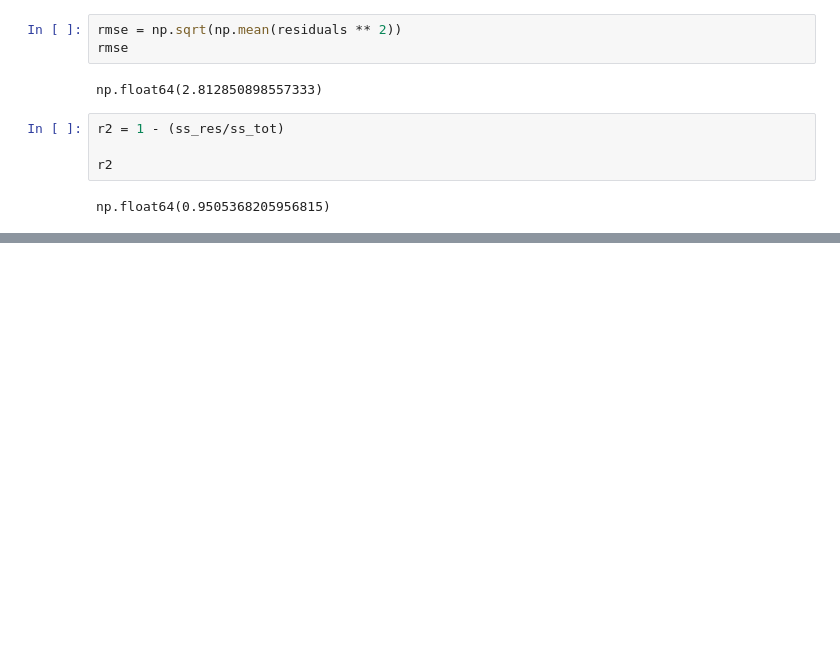
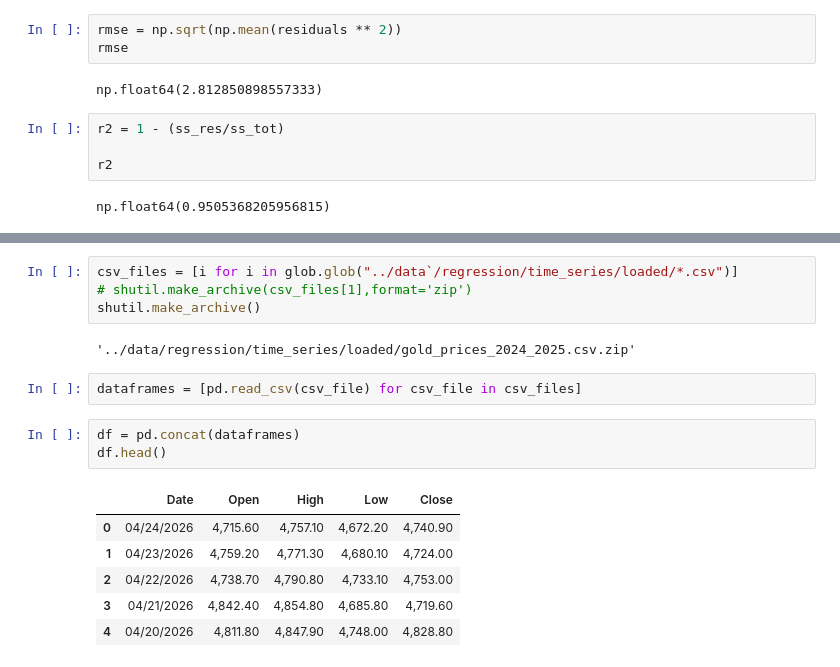
Before and after one commit to hovhannisyan91/aca, a Jupyter notebook: lab/python/notebooks/session_12_2_linear_regression.ipynb, the cells around one changed output, grey strips where cells are left out. Cells and saved outputs as stored; diff of their text form; blank space fills up the shorter version.

```diff
--- a/lab/python/notebooks/session_12_2_linear_regression.ipynb
+++ b/lab/python/notebooks/session_12_2_linear_regression.ipynb
@@ -90,0 +304,18 @@ root_mean_squared_error(y,y_hat)
+# %%
+csv_files = [i for i in glob.glob("../data`/regression/time_series/loaded/*.csv")]
+# shutil.make_archive(csv_files[1],format='zip')
+shutil.make_archive()
+# %% [output]
+'../data/regression/time_series/loaded/gold_prices_2024_2025.csv.zip'
+# %%
+dataframes = [pd.read_csv(csv_file) for csv_file in csv_files]
+# %%
+df = pd.concat(dataframes)
+df.head()
+# %% [output]
+|  | Date | Open | High | Low | Close |
+| 0 | 04/24/2026 | 4,715.60 | 4,757.10 | 4,672.20 | 4,740.90 |
+| 1 | 04/23/2026 | 4,759.20 | 4,771.30 | 4,680.10 | 4,724.00 |
+| 2 | 04/22/2026 | 4,738.70 | 4,790.80 | 4,733.10 | 4,753.00 |
+| 3 | 04/21/2026 | 4,842.40 | 4,854.80 | 4,685.80 | 4,719.60 |
+| 4 | 04/20/2026 | 4,811.80 | 4,847.90 | 4,748.00 | 4,828.80 |
```
Also changed, not shown: parts of 27 cells of this notebook.
